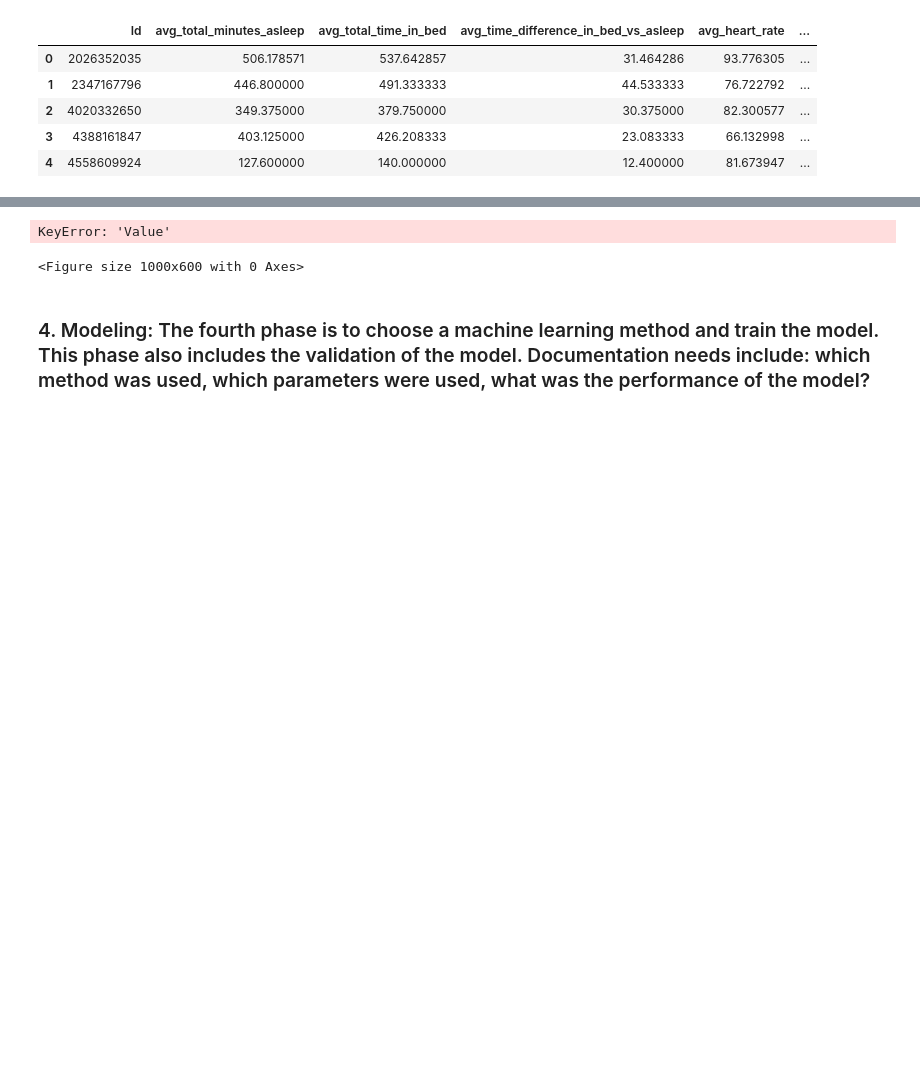
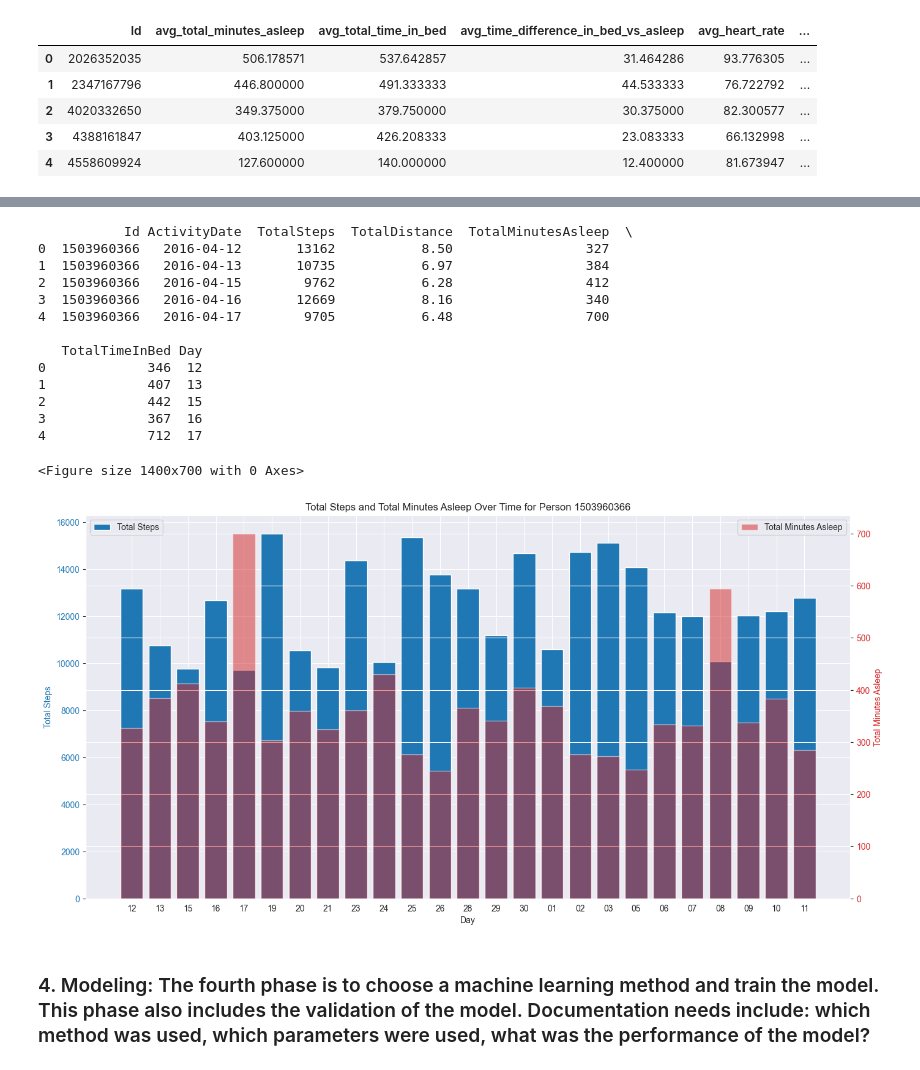
Before and after one commit to kismet85/dkkoAssignments, a Jupyter notebook: Projekti/Uni_ja_liikuntatottumukset.ipynb, the cells around one changed output, grey strips where cells are left out. Drawn from its saved outputs; the diff is of its cells as text; code cells hidden in the pictures; blank space fills up the shorter version.

Commit message:
steps/sleep vertailu

```diff
--- a/Projekti/Uni_ja_liikuntatottumukset.ipynb
+++ b/Projekti/Uni_ja_liikuntatottumukset.ipynb
@@ -392,3 +365,58 @@ max_heart_rate                              1.000000
+# %%
+
+# Drop unnecessary columns
+merged_data = merged_data[['Id', 'ActivityDate', 'TotalSteps', 'TotalDistance', 'TotalMinutesAsleep', 'TotalTimeInBed']]
+
+# Extract day and month from 'ActivityDate'
+merged_data['Day'] = merged_data['ActivityDate'].dt.strftime('%d')
+
+# Filter the data for a specific person (replace '1503960366' with the desired Id)
+person_id = 1503960366
+person_data = merged_data[merged_data['Id'] == person_id]
+
+# Display the first few rows of the merged dataset
+print(merged_data.head())
+
+# Plotting
+plt.figure(figsize=(14, 7))
+
+# Bar chart for TotalSteps and TotalMinutesAsleep over time for the specific person
+fig, ax1 = plt.subplots(figsize=(14, 7))
+
+# Bar chart for Total Steps
+ax1.bar(person_data['Day'], person_data['TotalSteps'], color='tab:blue', label='Total Steps')
+ax1.set_xlabel('Day')
+ax1.set_ylabel('Total Steps', color='tab:blue')
+ax1.tick_params(axis='y', labelcolor='tab:blue')
+ax1.legend(loc='upper left')
+
+# Bar chart for Total Minutes Asleep
+ax2 = ax1.twinx()  # instantiate a second axes that shares the same x-axis
+ax2.bar(person_data['Day'], person_data['TotalMinutesAsleep'], color='tab:red', alpha=0.5, label='Total Minutes Asleep')
+ax2.set_ylabel('Total Minutes Asleep', color='tab:red')
+ax2.tick_params(axis='y', labelcolor='tab:red')
+ax2.legend(loc='upper right')
+
+fig.tight_layout()  # otherwise the right y-label is slightly clipped
+plt.title(f'Total Steps and Total Minutes Asleep Over Time for Person {person_id}')
+plt.xticks(rotation=45)
+plt.show()
+# %% [output]
+           Id ActivityDate  TotalSteps  TotalDistance  TotalMinutesAsleep  \
+0  1503960366   2016-04-12       13162           8.50                 327
+1  1503960366   2016-04-13       10735           6.97                 384
+2  1503960366   2016-04-15        9762           6.28                 412
+3  1503960366   2016-04-16       12669           8.16                 340
+4  1503960366   2016-04-17        9705           6.48                 700
+
+   TotalTimeInBed Day
+0             346  12
+1             407  13
+2             442  15
+3             367  16
+4             712  17
+<Figure size 1400x700 with 0 Axes>
+[figure, added]
 # %%
 
 # Scatter plot between heart rate and TotalMinutesAsleep
@@ -398,9 +426,6 @@ plt.title('Heart Rate vs Total Minutes Asleep')
 plt.xlabel('Heart Rate')
 plt.ylabel('Total Minutes Asleep')
 plt.show()
-# %% [output]
-KeyError: 'Value'
-<Figure size 1000x600 with 0 Axes>
 # %%
 
 # Scatter plot between heart rate and TotalTimeInBed
```
Also changed, not shown: parts of 1 cell of this notebook.
